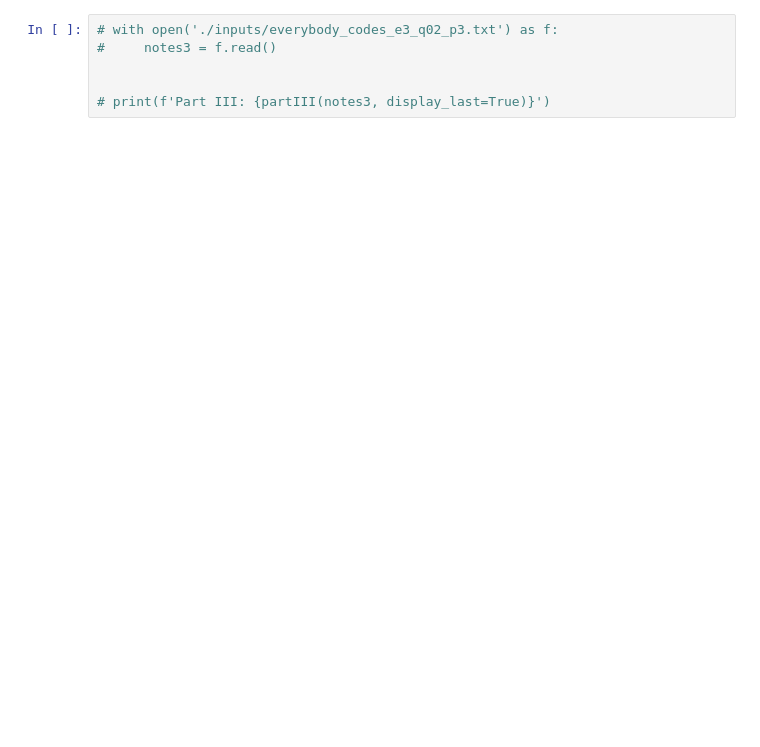
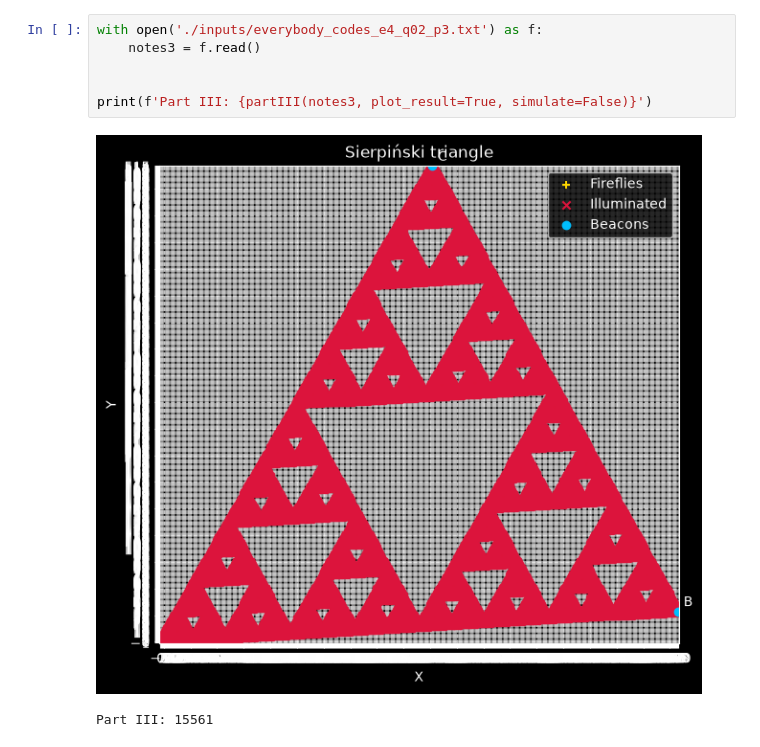
Before and after one commit to JanBergsma/everybody_codes, a Jupyter notebook: The Digital Atelier [ No. 4 ]/quest2.ipynb, the cells around one changed output. Drawn from its saved outputs; the diff is of its cells as text; blank space fills up the shorter version.

```diff
--- a/The Digital Atelier [ No. 4 ]/quest2.ipynb
+++ b/The Digital Atelier [ No. 4 ]/quest2.ipynb
@@ -479,9 +1281,12 @@ print(f'Part I: {partI(notes1, debug=True, simulate=False)}')
 # %%
-# with open('./inputs/everybody_codes_e3_q02_p3.txt') as f:
-#     notes3 = f.read()
+with open('./inputs/everybody_codes_e4_q02_p3.txt') as f:
+    notes3 = f.read()
 
 
-# print(f'Part III: {partIII(notes3, display_last=True)}')
+print(f'Part III: {partIII(notes3, plot_result=True, simulate=False)}')
+# %% [output]
+[figure, added]
+Part III: 15561
 # %% [markdown]
 <div style="color:lime;width:25%;text-align:center">Quack yeah!</div>
 <br/>
```
Also changed, not shown: parts of 11 cells of this notebook, 2 other files.
